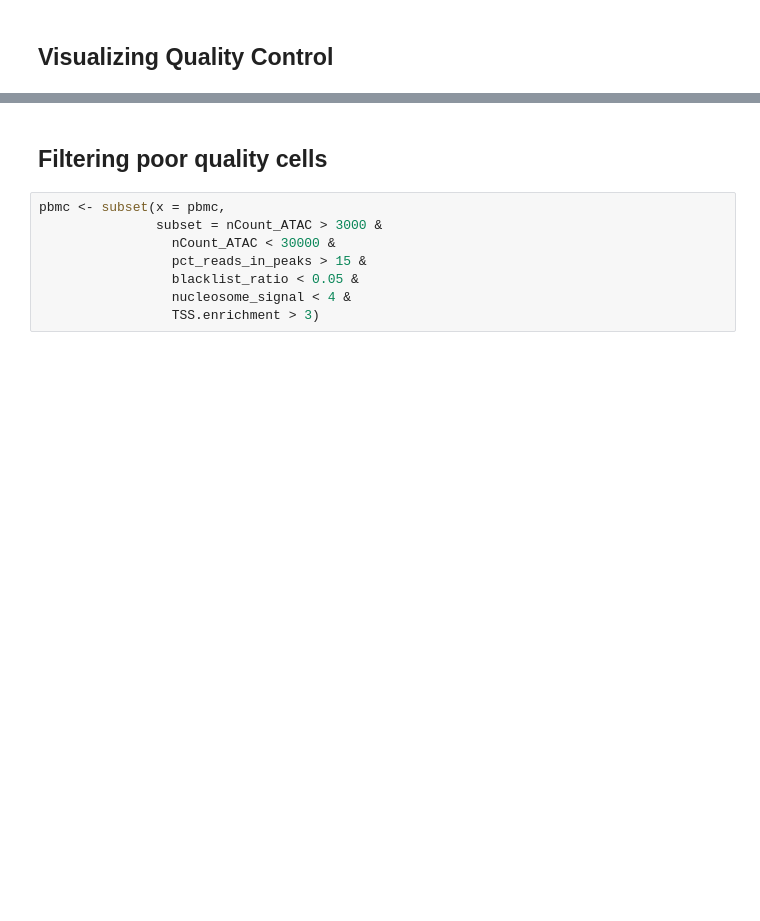
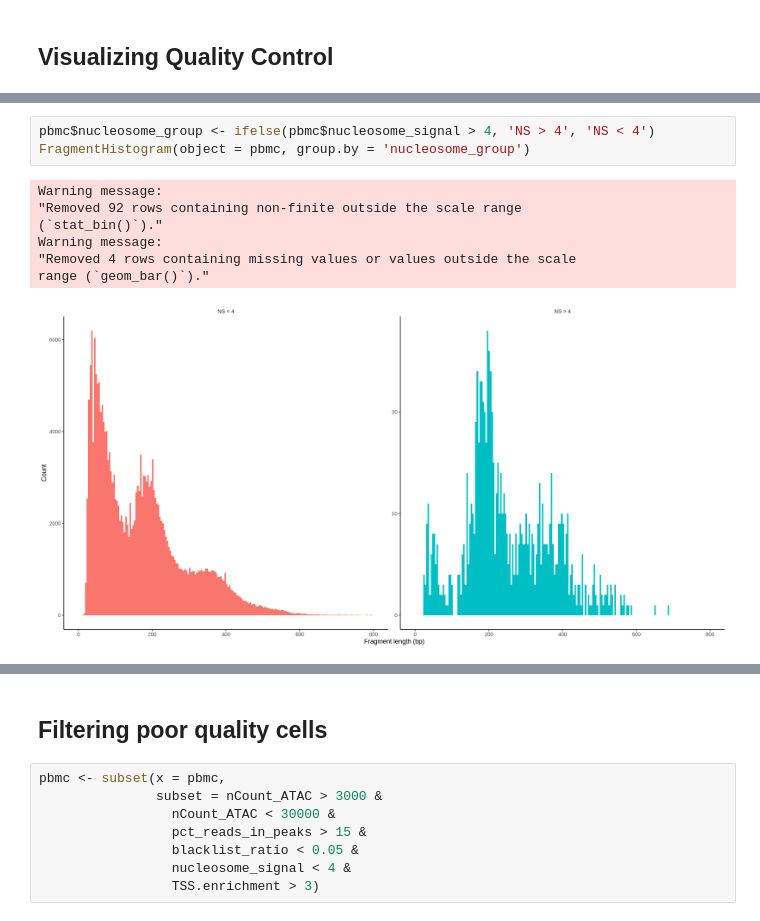
Before and after one commit to galopyz/goldfish, a Jupyter notebook: R/Analyzing PBMC scATAC-seq.ipynb, the cells around one changed output, grey strips where cells are left out. Cells and saved outputs as stored; diff of their text form; blank space fills up the shorter version.

```diff
--- a/R/Analyzing PBMC scATAC-seq.ipynb
+++ b/R/Analyzing PBMC scATAC-seq.ipynb
@@ -309,3 +385,14 @@ a1 | a2
+# %%
+pbmc$nucleosome_group <- ifelse(pbmc$nucleosome_signal > 4, 'NS > 4', 'NS < 4')
+FragmentHistogram(object = pbmc, group.by = 'nucleosome_group')
+# %% [output]
+Warning message:
+"Removed 92 rows containing non-finite outside the scale range
+(`stat_bin()`)."
+Warning message:
+"Removed 4 rows containing missing values or values outside the scale
+range (`geom_bar()`)."
+[figure, added]
 # %%
 VlnPlot(object = pbmc,
         features = c('nCount_ATAC', 'nFeature_ATAC', 'TSS.enrichment', 'nucleosome_signal', 'blacklist_ratio', 'pct_reads_in_peaks'),
```
Also changed, not shown: parts of 19 cells of this notebook.
